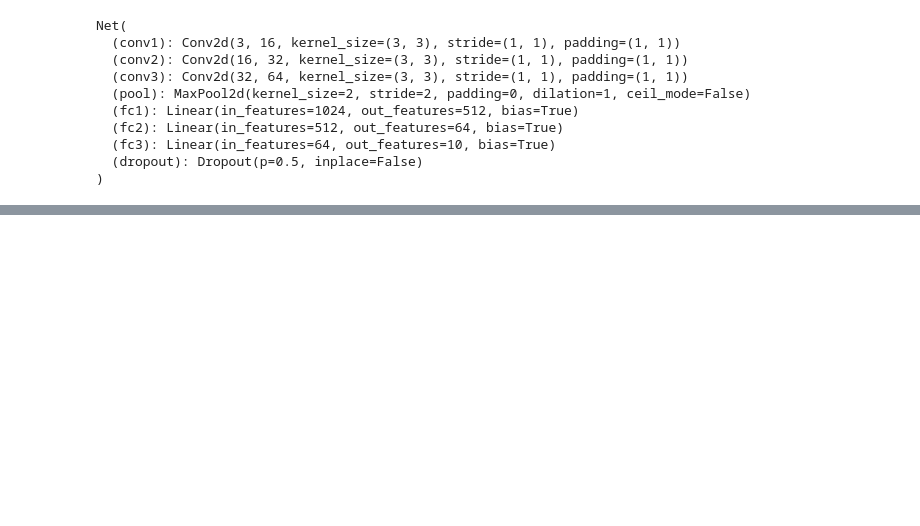
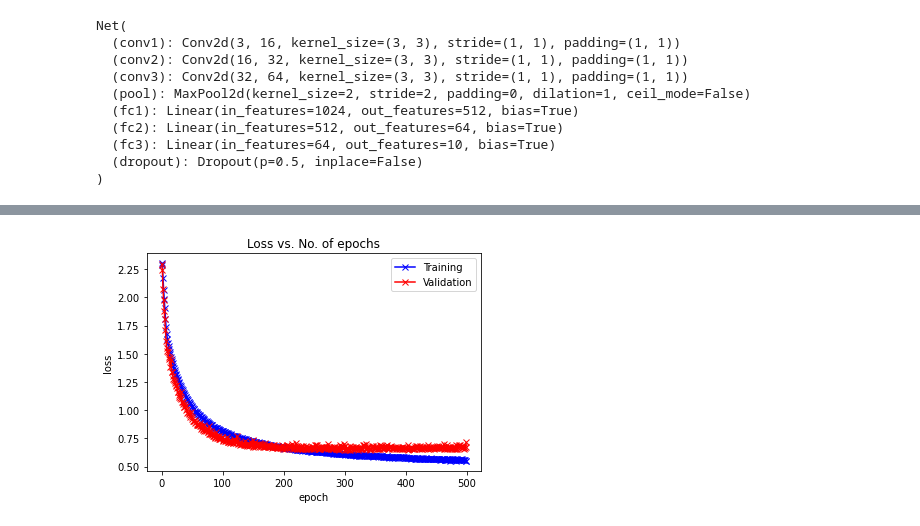
Before and after one commit to LeBronLiHD/NC_CourseWork_of_MachineLearning_DataScience, a Jupyter notebook: 2-NN-Basics-CNNs-AEs-and-GANs/NC_ST1539_HW2_2.2.ipynb, the cells around one changed output, grey strips where cells are left out. Cells and saved outputs as stored; diff of their text form; code cells hidden in the pictures; blank space fills up the shorter version.

```diff
--- a/2-NN-Basics-CNNs-AEs-and-GANs/NC_ST1539_HW2_2.2.ipynb
+++ b/2-NN-Basics-CNNs-AEs-and-GANs/NC_ST1539_HW2_2.2.ipynb
@@ -236,0 +384,4 @@ print("Final Accuracy ->", valid_acclist[-1])
+# %%
+plot_losses(train_losslist, valid_losslist)
+# %% [output]
+[figure, added]
```
Also changed, not shown: parts of 20 cells of this notebook, 2 other files.
